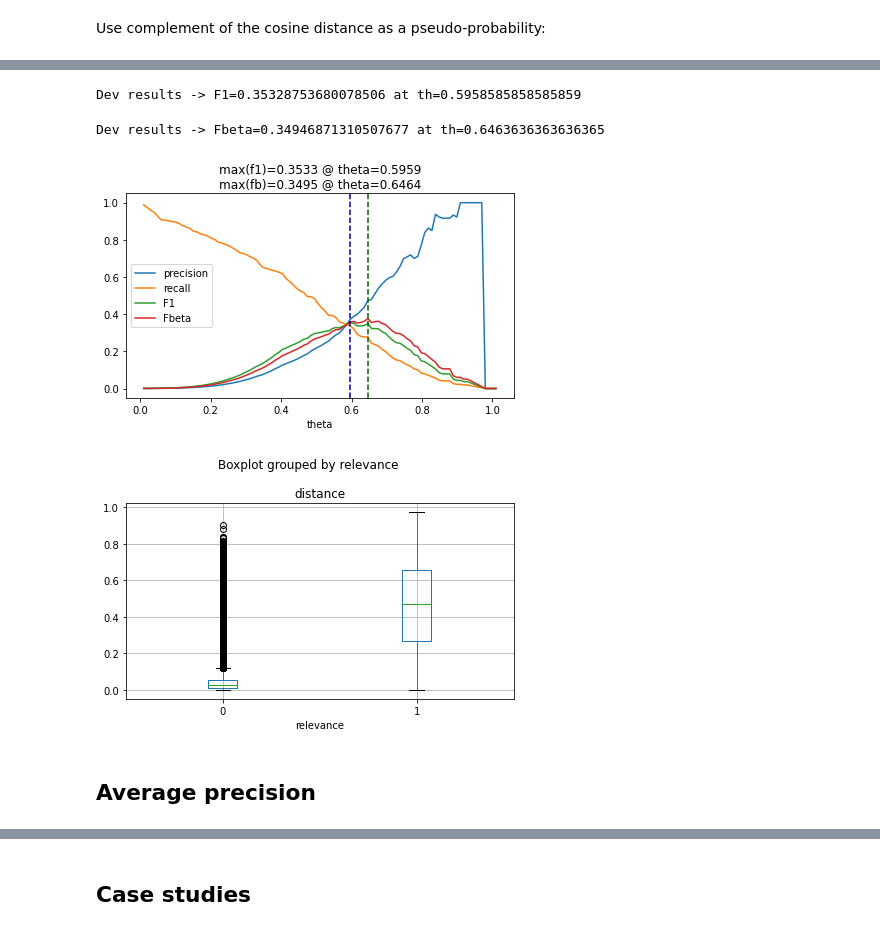
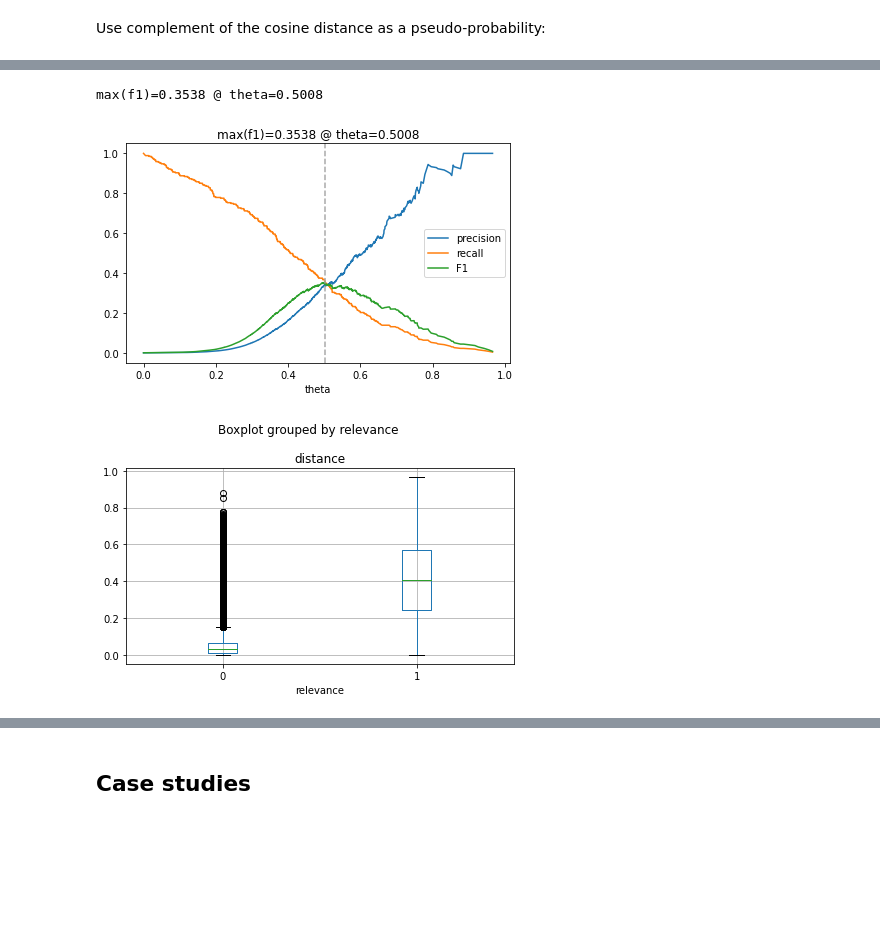
Before and after one commit to mikekestemont/zwerfverzen, a Jupyter notebook: notebooks/intertext.ipynb, the cells around one changed output, grey strips where cells are left out. Drawn from its saved outputs; the diff is of its cells as text; code cells hidden in the pictures; blank space fills up the shorter version.

```diff
--- a/notebooks/intertext.ipynb
+++ b/notebooks/intertext.ipynb
@@ -278,4 +261,4 @@ def precision_recall(df, meta, rhyme_weight=.25):
 
     return relevances, distances
 # %%
-relevances, distances = precision_recall(df, meta)
+relevances, distances = precision_recall(df, meta, rhyme_weight=0)
@@ -315,34 +269,26 @@ thresholds, f1s, fbetas, precisions, recalls = zip(*scores)
-# %%
-max_f1_idx = np.array(f1s).argmax()
-max_f1 = f1s[max_f1_idx]
-max_f1_th = thresholds[max_f1_idx]
-print(f'Dev results -> F1={max_f1} at th={max_f1_th}')
-# %% [output]
-Dev results -> F1=0.35328753680078506 at th=0.5958585858585859
-# %%
-max_fb_idx = np.array(fbetas).argmax()
-max_fb = f1s[max_fb_idx]
-max_fb_th = thresholds[max_fb_idx]
-print(f'Dev results -> Fbeta={max_fb} at th={max_fb_th}')
-# %% [output]
-Dev results -> Fbeta=0.34946871310507677 at th=0.6463636363636365
 # %%
-plt.plot(thresholds, precisions, label='precision')
-plt.plot(thresholds, recalls, label='recall')
-plt.plot(thresholds, f1s, label='F1')
-plt.plot(thresholds, fbetas, label='Fbeta')
-plt.axvline(max_f1_th, ls='--', c='darkblue')
-plt.axvline(max_fb_th, ls='--', c='darkgreen')
+precisions, recalls, thresholds = precision_recall_curve(relevances, distances)
+f1s = (2 * precisions * recalls) / (precisions + recalls)
+
+max_f1_idx = np.array(f1s).argmax()
+max_f1 = f1s[max_f1_idx]
+max_f1_th = thresholds[max_f1_idx]
+print(f'max(f1)={round(max_f1, 4)} @ theta={round(max_f1_th, 4)}')
+
+plt.plot(thresholds, precisions[:-1], label='precision')
+plt.plot(thresholds, recalls[:-1], label='recall')
+plt.plot(thresholds, f1s[:-1], label='F1')
+plt.axvline(max_f1_th, ls='--', c='darkgrey')
 plt.gca().set_xlabel('theta')
 plt.gca().legend()
-plt.title(f'max(f1)={round(max_f1, 4)} @ theta={round(max_f1_th, 4)}\n' +\
-          f'max(fb)={round(max_fb, 4)} @ theta={round(max_fb_th, 4)}')
+plt.title(f'max(f1)={round(max_f1, 4)} @ theta={round(max_f1_th, 4)}')
 plt.tight_layout()
 # %% [output]
+max(f1)=0.3538 @ theta=0.5008
-[figure, old version]
+[figure, new version]
 # %%
 res_df = pd.DataFrame(zip(distances, relevances), columns=('distance', 'relevance'))
 res_df.boxplot('distance', 'relevance')
 plt.tight_layout();
 # %% [output]
-[figure, old version]
+[figure, new version]
@@ -391,2 +294,0 @@ def top_dist(title1, title2, base_df, meta, vectorizer,
-# %% [markdown]
-## Average precision
```
Also changed, not shown: parts of 26 cells of this notebook.
